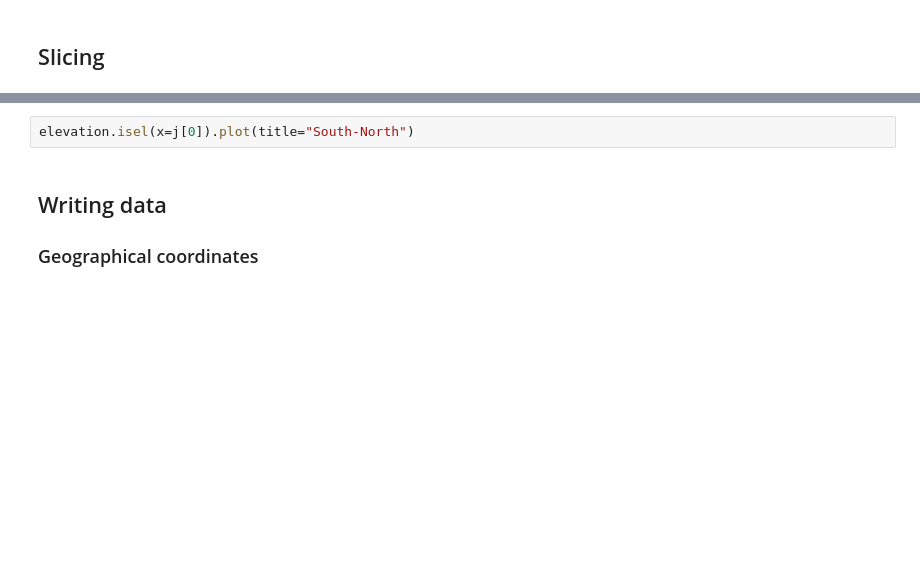
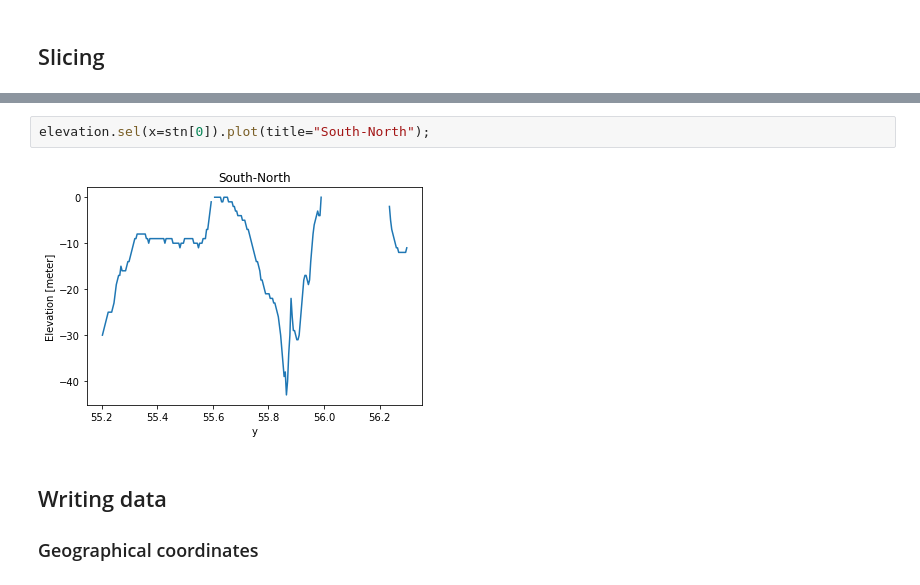
Before and after one commit to DHI/getting-started-with-mikeio, a Jupyter notebook: mini_book/dfs2.ipynb, the cells around one changed output, grey strips where cells are left out. Drawn from its saved outputs; the diff is of its cells as text; blank space fills up the shorter version.

```diff
--- a/mini_book/dfs2.ipynb
+++ b/mini_book/dfs2.ipynb
@@ -67,5 +92,7 @@ plt.xlim(12.2, 13.2)
 # %%
-elevation.isel(x=j[0]).plot(title="South-North")
+elevation.sel(x=stn[0]).plot(title="South-North");
+# %% [output]
+[figure, added]
 # %% [markdown]
 ## Writing data
 
```
Also changed, not shown: parts of 17 cells of this notebook.
